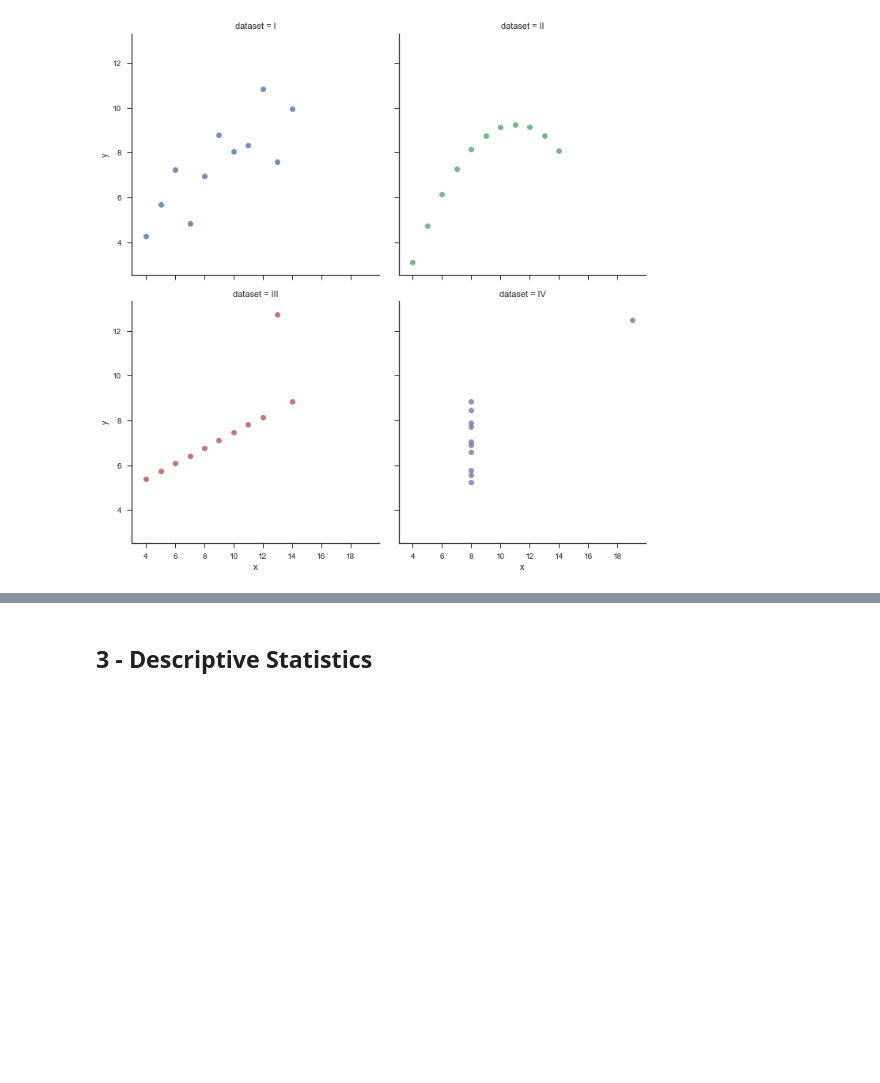
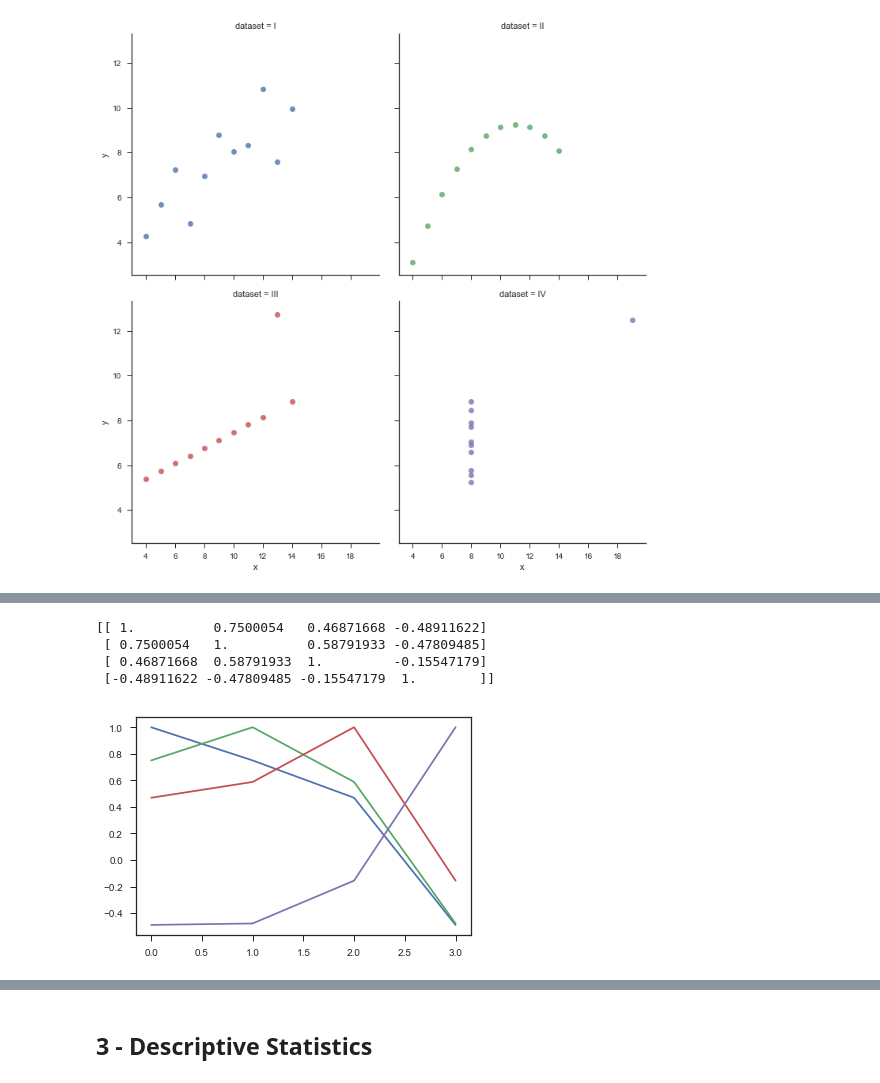
Before and after one commit to MKelly1303/GMIT_52446_Fund_Assignment1, a Jupyter notebook: 52446-Assignment_1_Mark_Kelly.ipynb, the cells around one changed output, grey strips where cells are left out. Saved outputs shown, nothing was run; the diff lists cells and outputs as text; code cells hidden in the pictures; blank space fills up the shorter version.

```diff
--- a/52446-Assignment_1_Mark_Kelly.ipynb
+++ b/52446-Assignment_1_Mark_Kelly.ipynb
@@ -85,0 +85,11 @@ array(['I', 'II', 'III', 'IV'], dtype=object)
+# %%
+testY = np.corrcoef([I.y, II.y, III.y, IV.y])
+print(testY)
+plt.plot(testY)
+plt.show()
+# %% [output]
+[[ 1.          0.7500054   0.46871668 -0.48911622]
+ [ 0.7500054   1.          0.58791933 -0.47809485]
+ [ 0.46871668  0.58791933  1.         -0.15547179]
+ [-0.48911622 -0.47809485 -0.15547179  1.        ]]
+[figure, added]
```
Also changed, not shown: parts of 19 cells of this notebook.
